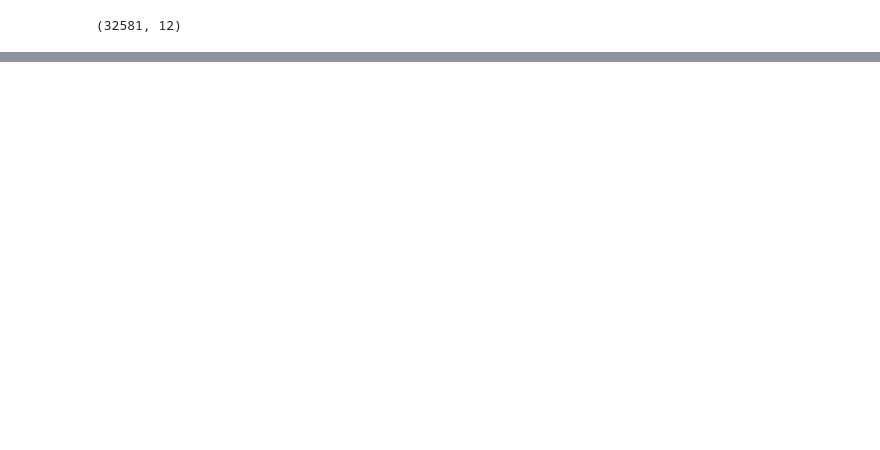
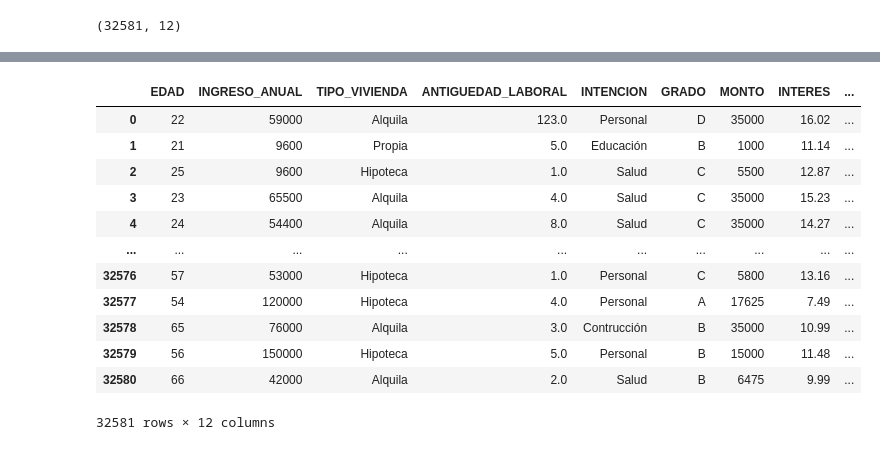
Before and after one commit to melirandazzo/trabajo_ciencia_datos, a Jupyter notebook: Trabajo ciencia de datos.ipynb, the cells around one changed output, grey strips where cells are left out. Saved outputs shown, nothing was run; the diff lists cells and outputs as text; code cells hidden in the pictures; blank space fills up the shorter version.

```diff
--- a/Trabajo ciencia de datos.ipynb
+++ b/Trabajo ciencia de datos.ipynb
@@ -82,0 +171,25 @@ resumen
+# %%
+# Traducir valores en ingles al español para la columan INTENCION
+#DEBTCONSOLIDATION/EDUCATION/HOMEIMPROVEMENT/MEDICAL/PERSONAL/VENTURE - MOTIVO
+
+df[['INTENCION']] = df[['INTENCION']].replace('DEBTCONSOLIDATION', 'Pago de deuda')
+df[['INTENCION']] = df[['INTENCION']].replace('EDUCATION', 'Educación')
+df[['INTENCION']] = df[['INTENCION']].replace('HOMEIMPROVEMENT', 'Contrucción')
+df[['INTENCION']] = df[['INTENCION']].replace('MEDICAL', 'Salud')
+df[['INTENCION']] = df[['INTENCION']].replace('PERSONAL', 'Personal')
+df[['INTENCION']] = df[['INTENCION']].replace('VENTURE', 'Negocios')
+df
+# %% [output]
+|  | EDAD | INGRESO_ANUAL | TIPO_VIVIENDA | ANTIGUEDAD_LABORAL | INTENCION | GRADO | MONTO | INTERES | ... |
+| 0 | 22 | 59000 | Alquila | 123.0 | Personal | D | 35000 | 16.02 | ... |
+| 1 | 21 | 9600 | Propia | 5.0 | Educación | B | 1000 | 11.14 | ... |
+| 2 | 25 | 9600 | Hipoteca | 1.0 | Salud | C | 5500 | 12.87 | ... |
+| 3 | 23 | 65500 | Alquila | 4.0 | Salud | C | 35000 | 15.23 | ... |
+| 4 | 24 | 54400 | Alquila | 8.0 | Salud | C | 35000 | 14.27 | ... |
+| ... | ... | ... | ... | ... | ... | ... | ... | ... | ... |
+| 32576 | 57 | 53000 | Hipoteca | 1.0 | Personal | C | 5800 | 13.16 | ... |
+| 32577 | 54 | 120000 | Hipoteca | 4.0 | Personal | A | 17625 | 7.49 | ... |
+| 32578 | 65 | 76000 | Alquila | 3.0 | Contrucción | B | 35000 | 10.99 | ... |
+| 32579 | 56 | 150000 | Hipoteca | 5.0 | Personal | B | 15000 | 11.48 | ... |
+| 32580 | 66 | 42000 | Alquila | 2.0 | Salud | B | 6475 | 9.99 | ... |
+32581 rows × 12 columns
```
Also changed, not shown: parts of 11 cells of this notebook.
